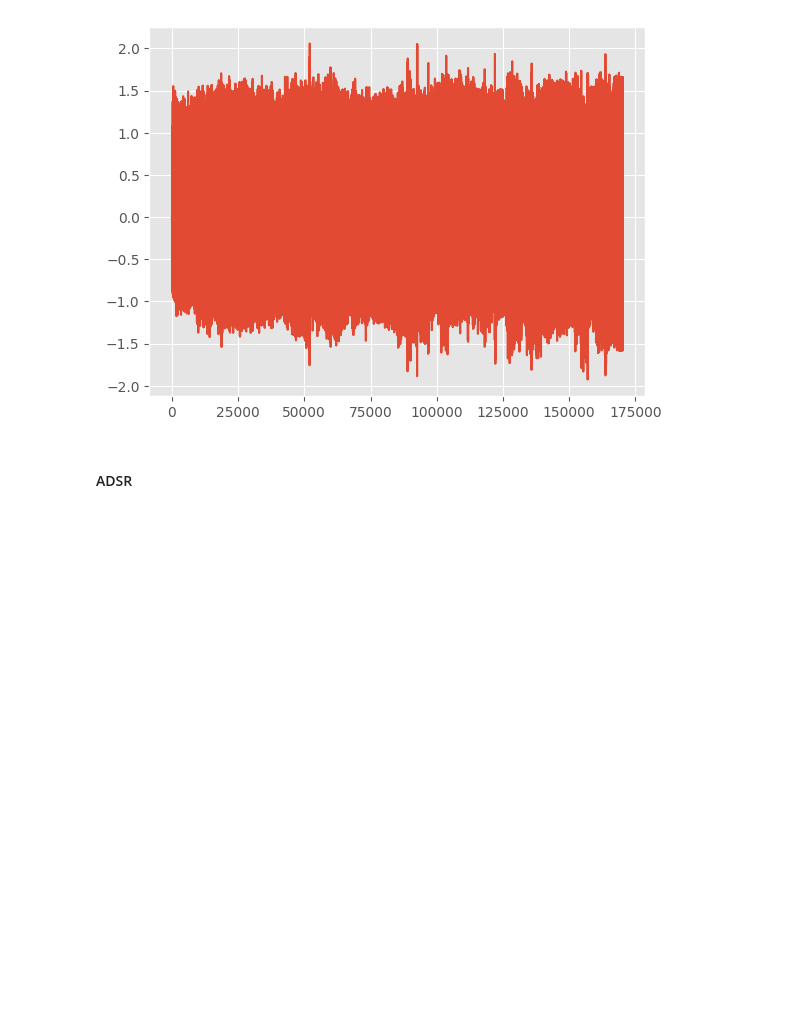
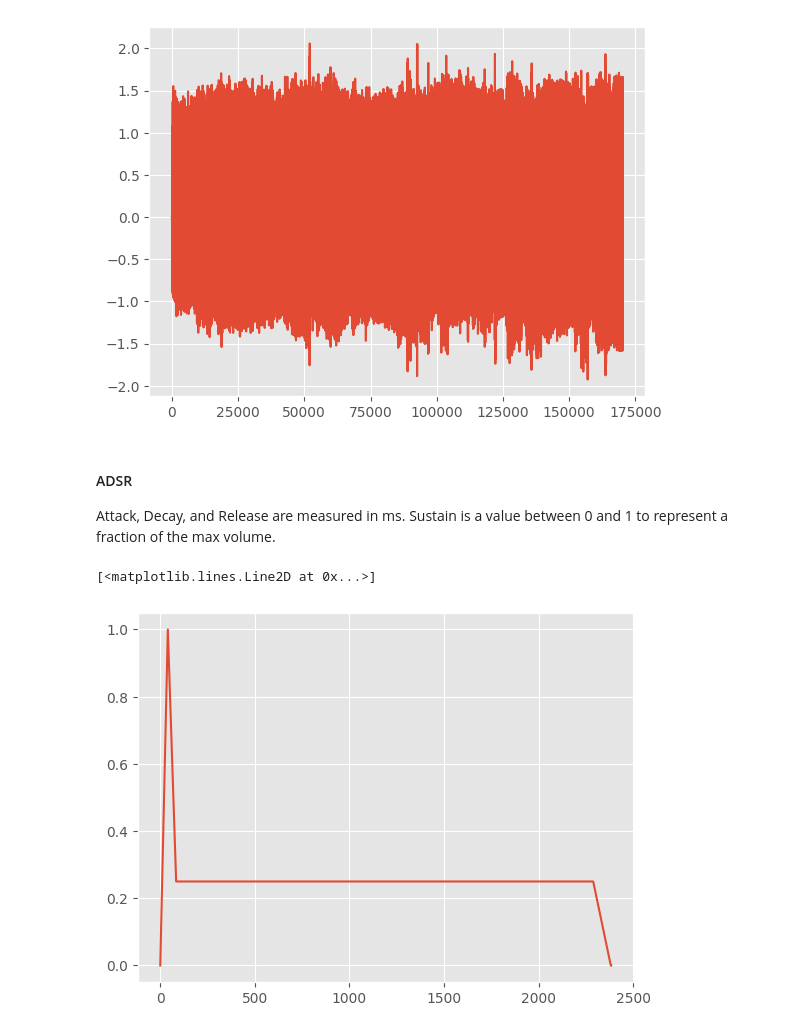
Before and after one commit to obrecht3/ECE420Projects, a Jupyter notebook: AssignedProjectLab/AssignedProjectLab.ipynb, the cells around one changed output. Drawn from its saved outputs; the diff is of its cells as text; code cells hidden in the pictures; blank space fills up the shorter version.

Commit message:
ADSR working

```diff
--- a/AssignedProjectLab/AssignedProjectLab.ipynb
+++ b/AssignedProjectLab/AssignedProjectLab.ipynb
@@ -61,5 +61,52 @@ plt.plot(tuned_audio)
 [figure]
 # %% [markdown]
 #### ADSR
+Attack, Decay, and Release are measured in ms. Sustain is a value between 0 and 1 to represent a fraction of the max volume.
 # %%
-def envelope_
+hold = 500 # (ms) how long to wait in sustain phase before triggering release (this event will eventually be controlled by the user releasing an onscreen piano key)
+def ADSR(Attack, Decay, Sustain, Release):
+    attackLen = np.int32(np.round(Attack * 0.0001 * F_s))
+    decayLen = np.int32(np.round(Decay * 0.0001 * F_s))
+    holdLen = np.int32(np.round(hold * 0.0001 * F_s))
+    releaseLen = np.int32(np.round(Release * 0.0001 * F_s))
+
+    envelope = np.zeros(attackLen + decayLen + holdLen + releaseLen + 3) # +3 because while loops add an extra sample
+
+    # Attack Stage
+    attackInc = 1.0 / np.float32(attackLen)
+    value = 0.0
+    n = 0
+    while (value < 1.0):
+        envelope[n] = value
+        value += attackInc
+        value = np.minimum(value, 1.0)
+        n += 1
+
+    # Decay Stage
+    DecayInc = (1.0 - Sustain) / np.float32(decayLen)
+    while (value > Sustain):
+        envelope[n] = value
+        value -= DecayInc
+        value = np.maximum(value, Sustain)
+        n += 1
+
+    # Sustain Stage (while holding down key)
+    for _ in range(holdLen):
+        envelope[n] = Sustain
+        n += 1
+
+    # Decay Stage
+    ReleaseInc = Sustain / np.float32(releaseLen)
+    while (value > 0.0):
+        envelope[n] = value
+        value -= ReleaseInc
+        value = np.maximum(value, 0.0)
+        n += 1
+
+    return envelope
+# %%
+envelope = ADSR(9, 10, 0.25, 21)
+plt.plot(envelope)
+# %% [output]
+[<matplotlib.lines.Line2D at 0x...>]
+[figure, added]
```
Also changed, not shown: parts of 1 cell of this notebook.
